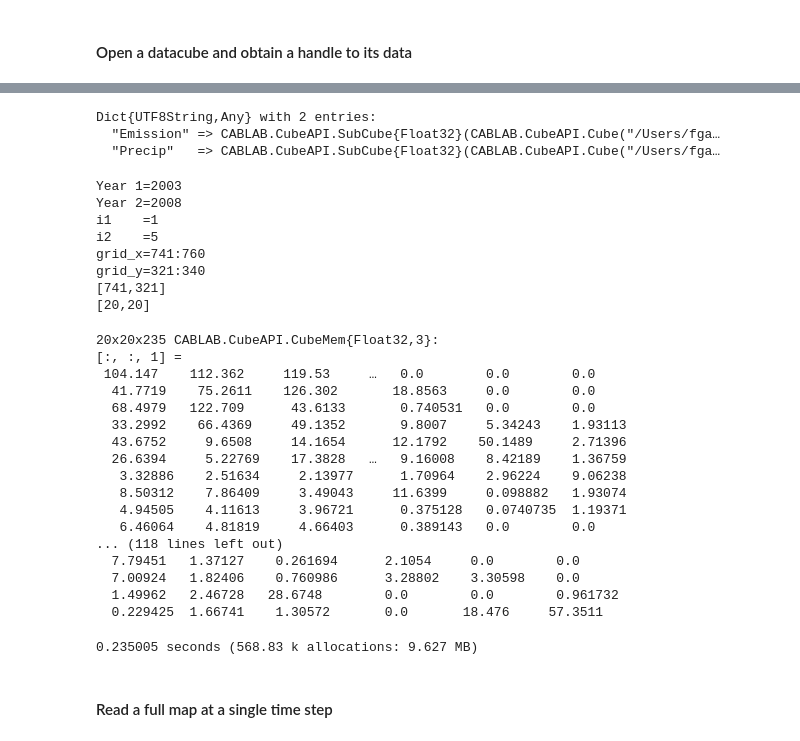
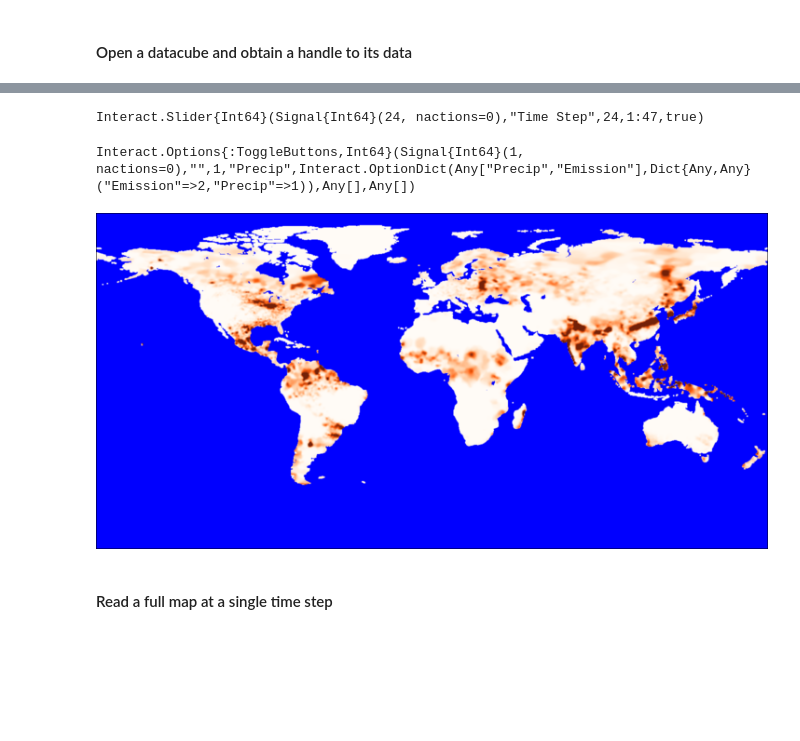
Before and after one commit to JuliaDataCubes/YAXArrays.jl, a Jupyter notebook: NoteBooks/Demo NoteBook Julia.ipynb, the cells around one changed output, grey strips where cells are left out. Saved outputs shown, nothing was run; the diff lists cells and outputs as text; code cells hidden in the pictures; blank space fills up the shorter version.

```diff
--- a/NoteBooks/Demo NoteBook Julia.ipynb
+++ b/NoteBooks/Demo NoteBook Julia.ipynb
@@ -15,0 +6,3 @@ c.dataset_files
+# %%
+cubepath="/Net/Groups/BGI/scratch/DataCube/v1/brockmann-consult.de/datacube/"
+c=Cube(cubepath)
@@ -16,38 +11,11 @@ c.dataset_files
 # %%
-cdata=getCubeData(c,["Precip","Emission"],(DateTime(2003,1,1),DateTime(2008,2,1)),(5,10),(5,10))
+cdata=getCubeData(c,variable=["Precip","Emission"],time=(DateTime(2003,1,1),DateTime(2004,1,1)));
-# %% [output]
-Dict{UTF8String,Any} with 2 entries:
-  "Emission" => CABLAB.CubeAPI.SubCube{Float32}(CABLAB.CubeAPI.Cube("/Users/fga…
-  "Precip"   => CABLAB.CubeAPI.SubCube{Float32}(CABLAB.CubeAPI.Cube("/Users/fga…
-# %%
-@time x=CABLAB.CubeAPI.read(cdata["Emission"])
-# %% [output]
-Year 1=2003
-Year 2=2008
-i1    =1
-i2    =5
-grid_x=741:760
-grid_y=321:340
-[741,321]
-[20,20]
-20x20x235 CABLAB.CubeAPI.CubeMem{Float32,3}:
-[:, :, 1] =
- 104.147    112.362     119.53     …   0.0        0.0        0.0
-  41.7719    75.2611    126.302       18.8563     0.0        0.0
-  68.4979   122.709      43.6133       0.740531   0.0        0.0
-  33.2992    66.4369     49.1352       9.8007     5.34243    1.93113
-  43.6752     9.6508     14.1654      12.1792    50.1489     2.71396
-  26.6394     5.22769    17.3828   …   9.16008    8.42189    1.36759
-   3.32886    2.51634     2.13977      1.70964    2.96224    9.06238
-   8.50312    7.86409     3.49043     11.6399     0.098882   1.93074
-   4.94505    4.11613     3.96721      0.375128   0.0740735  1.19371
-   6.46064    4.81819     4.66403      0.389143   0.0        0.0
-... (118 lines left out)
-  7.79451   1.37127    0.261694      2.1054     0.0        0.0
-  7.00924   1.82406    0.760986      3.28802    3.30598    0.0
-  1.49962   2.46728   28.6748        0.0        0.0        0.961732
-  0.229425  1.66741    1.30572       0.0       18.476     57.3511
-0.235005 seconds (568.83 k allocations: 9.627 MB)
+# %%
+plotMAP(cdata,dmin=0.f0,dmax=10.f0)
+# %% [output]
+Interact.Slider{Int64}(Signal{Int64}(24, nactions=0),"Time Step",24,1:47,true)
+Interact.Options{:ToggleButtons,Int64}(Signal{Int64}(1, nactions=0),"",1,"Precip",Interact.OptionDict(Any["Precip","Emission"],Dict{Any,Any}("Emission"=>2,"Precip"=>1)),Any[],Any[])
+[figure, added]
 # %% [markdown]
 #### Read a full map at a single time step
 # %%
```
Also changed, not shown: parts of 3 cells of this notebook, 11 other files.
